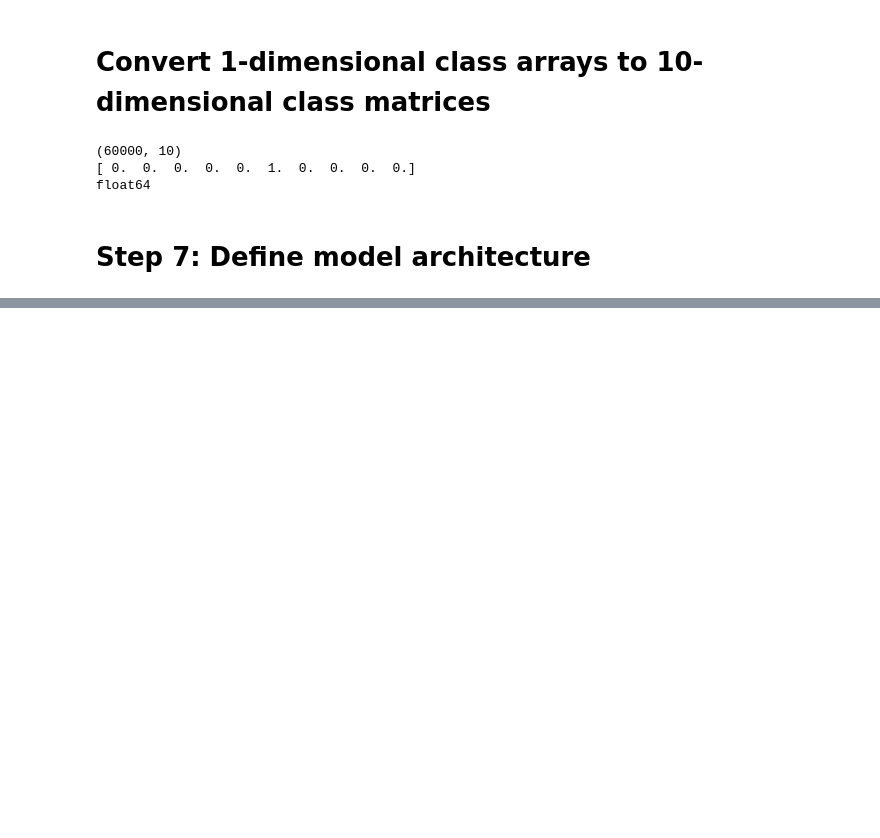
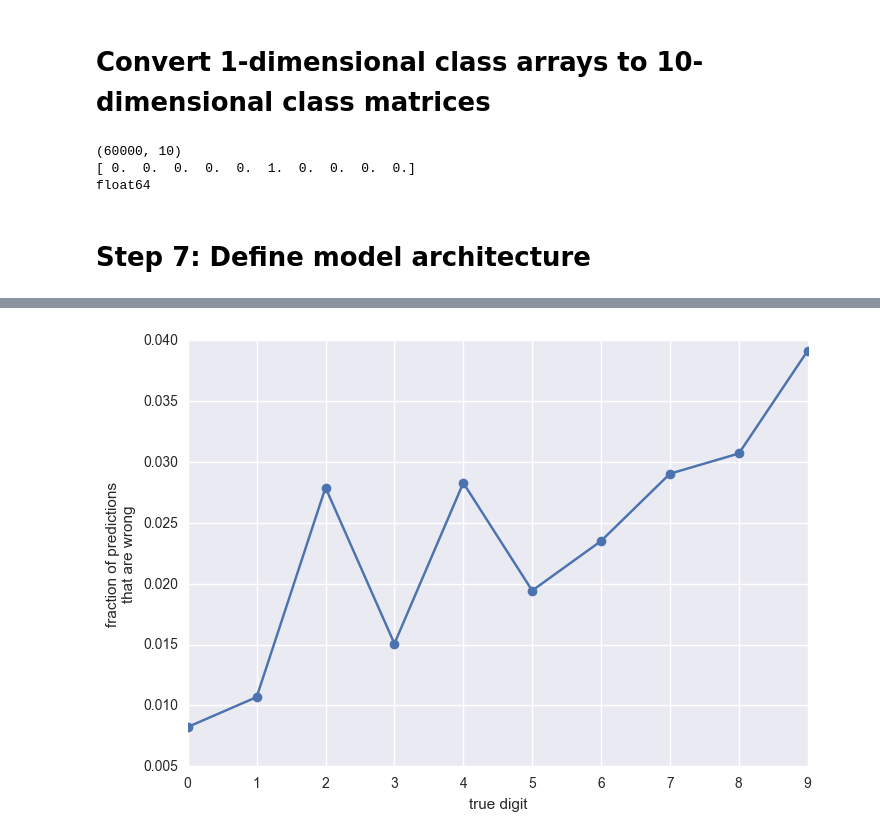
Before and after one commit to tentrillion/ipython_notebooks, a Jupyter notebook: understanding_keras_CNNs.ipynb, the cells around one changed output, grey strips where cells are left out. Drawn from its saved outputs; the diff is of its cells as text; code cells hidden in the pictures; blank space fills up the shorter version.

```diff
--- a/understanding_keras_CNNs.ipynb
+++ b/understanding_keras_CNNs.ipynb
@@ -185,3 +203,19 @@ plt.show()
+# %%
+# prediction accuracy by digit
+TRUE = 0
+FALSE = 1
+RATIO = 2
+errors_by_digit = np.zeros(shape=(10, 3))
+errors_by_digit[:, TRUE] = err_mat.diagonal()
+errors_by_digit[:, FALSE] = err_mat.sum(axis=0).reshape(-1) - err_mat.diagonal()
+errors_by_digit[:, RATIO] = errors_by_digit[:, FALSE] / errors_by_digit[:, TRUE]
+
+plt.plot(errors_by_digit[:, RATIO], 'o-')
+plt.gca().set_xlabel('true digit')
+plt.gca().set_ylabel('fraction of predictions\nthat are wrong')
+plt.show()
+# %% [output]
+[figure, added]
 # %%
 total_right = np.trace(err_mat)
 total = np.sum(err_mat)
```
Also changed, not shown: parts of 17 cells of this notebook.
